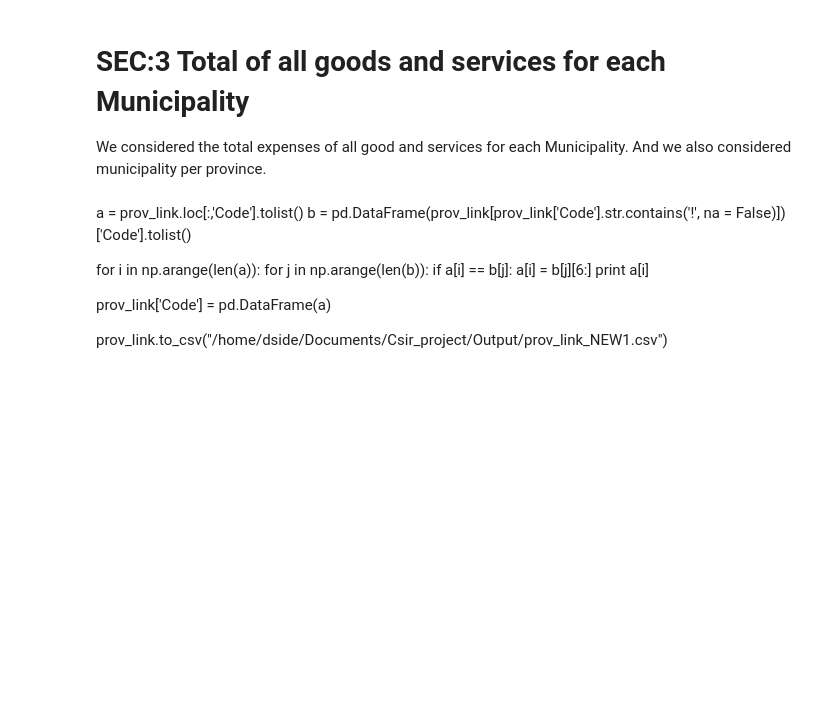
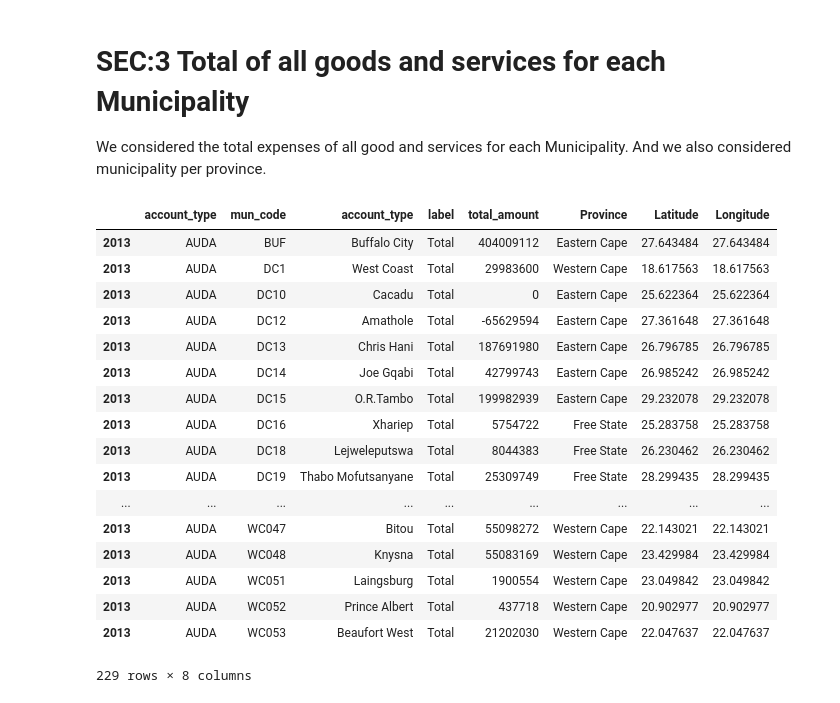
Before and after one commit to AnriSmith/DSIDE, a Jupyter notebook: Codes/Thabang/data_wrangling(municipal).ipynb, the cells around one changed output. Drawn from its saved outputs; the diff is of its cells as text; code cells hidden in the pictures; blank space fills up the shorter version.

```diff
--- a/Codes/Thabang/data_wrangling(municipal).ipynb
+++ b/Codes/Thabang/data_wrangling(municipal).ipynb
@@ -191,27 +257,35 @@ per province.
 df_Wastefulexpense
 df_debtor_Total = Filter(df_debtor, 'Total', 'label')
 df_RepMianta_Total = Filter(df_RepMianta, 'Total', 'label')
-df_aged_creditor_Total  = Filter(df_aged_creditor, 'Total', 'label')
+#df_aged_creditor_Total  = Filter(df_aged_creditor, 'Total', 'label')
 df_CasFlo_Total = Filter(df_CasFlo, 'Total', 'label')
 df_IncoExpe_Total = Filter(df_IncoExpe, 'Total', 'label')
 df_balancesheet_total = Filter(df_balancesheet, 'Total', 'label')
+
 df_Wastefulexpense.to_csv("/home/dside/Documents/Csir_project/Output/Wasteful_Expenditure_total.csv")
 df_debtor_Total.to_csv("/home/dside/Documents/Csir_project/Output/Debit_total.csv")
 df_RepMianta_Total.to_csv("/home/dside/Documents/Csir_project/Output/Repair_Maintance_total.csv")
 df_aged_creditor_Total .to_csv("/home/dside/Documents/Csir_project/Output/Age_creditor_total.csv")
 df_CasFlo_Total.to_csv("/home/dside/Documents/Csir_project/Output/Cash_flow_total.csv")
 df_IncoExpe_Total.to_csv("/home/dside/Documents/Csir_project/Output/Income_Expenditure_total.csv")
-# %% [markdown]
-a = prov_link.loc[:,'Code'].tolist()
-b = pd.DataFrame(prov_link[prov_link['Code'].str.contains('!', na = False)])['Code'].tolist()
-
-for i in np.arange(len(a)):
-    for j in np.arange(len(b)):
-        if a[i] == b[j]:
-            a[i] = b[j][6:]
-            print a[i]
-
-prov_link['Code'] = pd.DataFrame(a)
-
-
-prov_link.to_csv("/home/dside/Documents/Csir_project/Output/prov_link_NEW1.csv")
+# %%
+df_aged_creditor_Total.loc[2013]
+# %% [output]
+|  | account_type | mun_code | account_type | label | total_amount | Province | Latitude | Longitude |
+| 2013 | AUDA | BUF | Buffalo City | Total | 404009112 | Eastern Cape | 27.643484 | 27.643484 |
+| 2013 | AUDA | DC1 | West Coast | Total | 29983600 | Western Cape | 18.617563 | 18.617563 |
+| 2013 | AUDA | DC10 | Cacadu | Total | 0 | Eastern Cape | 25.622364 | 25.622364 |
+| 2013 | AUDA | DC12 | Amathole | Total | -65629594 | Eastern Cape | 27.361648 | 27.361648 |
+| 2013 | AUDA | DC13 | Chris Hani | Total | 187691980 | Eastern Cape | 26.796785 | 26.796785 |
+| 2013 | AUDA | DC14 | Joe Gqabi | Total | 42799743 | Eastern Cape | 26.985242 | 26.985242 |
+| 2013 | AUDA | DC15 | O.R.Tambo | Total | 199982939 | Eastern Cape | 29.232078 | 29.232078 |
+| 2013 | AUDA | DC16 | Xhariep | Total | 5754722 | Free State | 25.283758 | 25.283758 |
+| 2013 | AUDA | DC18 | Lejweleputswa | Total | 8044383 | Free State | 26.230462 | 26.230462 |
+| 2013 | AUDA | DC19 | Thabo Mofutsanyane | Total | 25309749 | Free State | 28.299435 | 28.299435 |
+| ... | ... | ... | ... | ... | ... | ... | ... | ... |
+| 2013 | AUDA | WC047 | Bitou | Total | 55098272 | Western Cape | 22.143021 | 22.143021 |
+| 2013 | AUDA | WC048 | Knysna | Total | 55083169 | Western Cape | 23.429984 | 23.429984 |
+| 2013 | AUDA | WC051 | Laingsburg | Total | 1900554 | Western Cape | 23.049842 | 23.049842 |
+| 2013 | AUDA | WC052 | Prince Albert | Total | 437718 | Western Cape | 20.902977 | 20.902977 |
+| 2013 | AUDA | WC053 | Beaufort West | Total | 21202030 | Western Cape | 22.047637 | 22.047637 |
+229 rows × 8 columns
```
Also changed, not shown: parts of 22 cells of this notebook.
